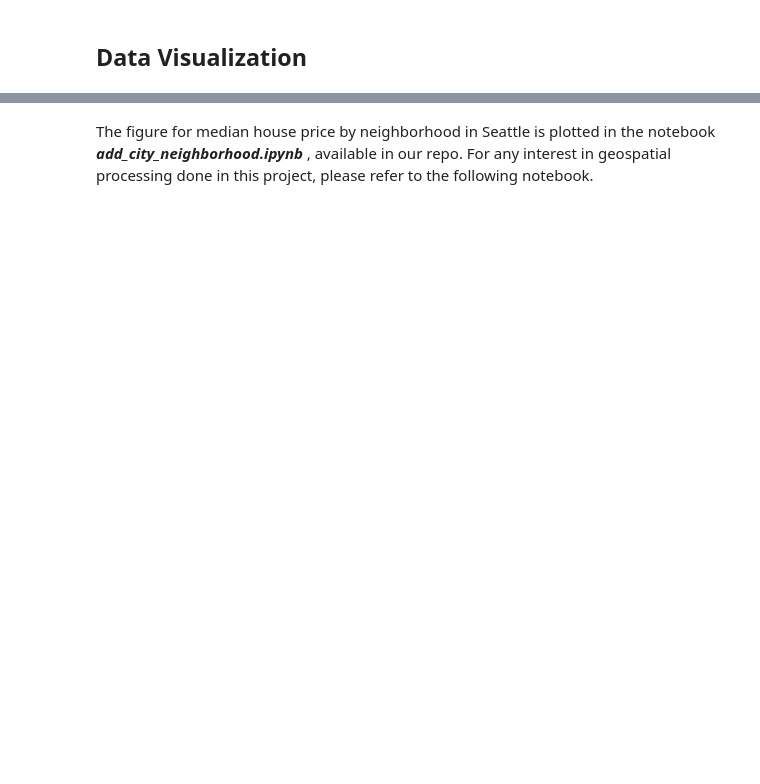
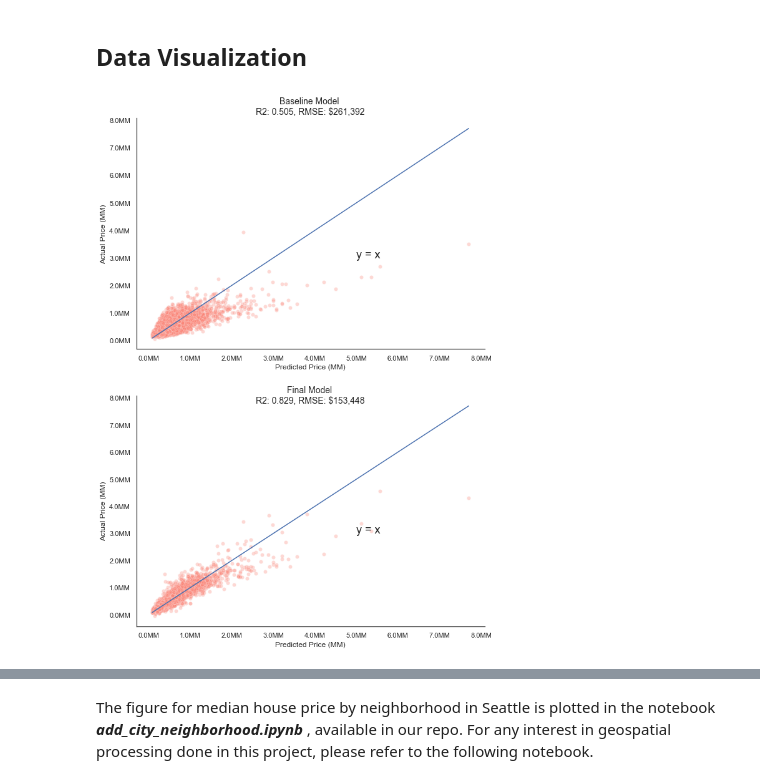
Before and after one commit to hanis-z/King-County-Millenial-homeowner-program, a Jupyter notebook: King_County_Millenial_housing.ipynb, the cells around one changed output, grey strips where cells are left out. Cells and saved outputs as stored; diff of their text form; code cells hidden in the pictures; blank space fills up the shorter version.

Commit message:
Update main notebook & figures

```diff
--- a/King_County_Millenial_housing.ipynb
+++ b/King_County_Millenial_housing.ipynb
@@ -335,5 +361,5 @@ model_base_cols = ['sqft_living', 'bedrooms']
 Xbase_train = X_train[model_base_cols]
 Xbase_test = X_test[model_base_cols]
 
-model_base_r2_train, model_base_r2_test, train_rmse, test_rmse = build_model(Xbase_train, Xbase_test, y_train, y_test)
+model_base_r2_train, model_base_r2_test, train_rmse, test_rmse, yhat_test_base = build_model(Xbase_train, Xbase_test, y_train, y_test)
 # %% [output]
@@ -708,5 +712,40 @@ display( make_vif(model_4_formula, train_df) )
 # %% [markdown]
 ## Data Visualization
+# %%
+#Plot average prediction error
+fig, ax = plt.subplots (2,1,figsize = (10,15))
+
+sns.set_theme(style = 'white')
+
+ax1 = sns.scatterplot(x=y_test, y=yhat_test_base, ax = ax[0], color = 'salmon', alpha = 0.3)
+sns.lineplot(x=y_test, y=y_test, ax = ax[0])
+
+ax2 = sns.scatterplot(x=y_test, y=yhat_test_4, ax = ax[1], color = 'salmon', alpha = 0.3)
+sns.lineplot(x=y_test, y=y_test, ax = ax[1])
+
+x_label = 'Predicted Price (MM)'
+y_label = 'Actual Price (MM)'
+tick_labels = ['{:,.1f}'.format(x) + 'MM' for x in ax1.get_xticks()/1000000]
+ax1.set_xticklabels(tick_labels)
+ax2.set_xticklabels(tick_labels)
+ax1.set_yticklabels(tick_labels)
+ax2.set_yticklabels(tick_labels)
+
+ax1.set_xlabel(x_label)
+ax2.set_xlabel(x_label)
+ax1.set_ylabel(y_label)
+ax2.set_ylabel(y_label)
+
+ax1.set_title('Baseline Model \nR2: 0.505, RMSE: $261,392',fontsize = 14)
+ax2.set_title('Final Model \nR2: 0.829, RMSE: $153,448', fontsize = 14, loc = 'center',y=0.95)
+
+ax1.annotate('y = x', xy =(5000000,3000000), fontsize = 18)
+ax2.annotate('y = x', xy =(5000000,3000000), fontsize = 18)
+
+
+sns.despine()
+# %% [output]
+[figure, added]
 # %%
 
 # # fig, ax = plt.subplots(ncols = 2,)
```
Also changed, not shown: parts of 31 cells of this notebook, 4 other files.
